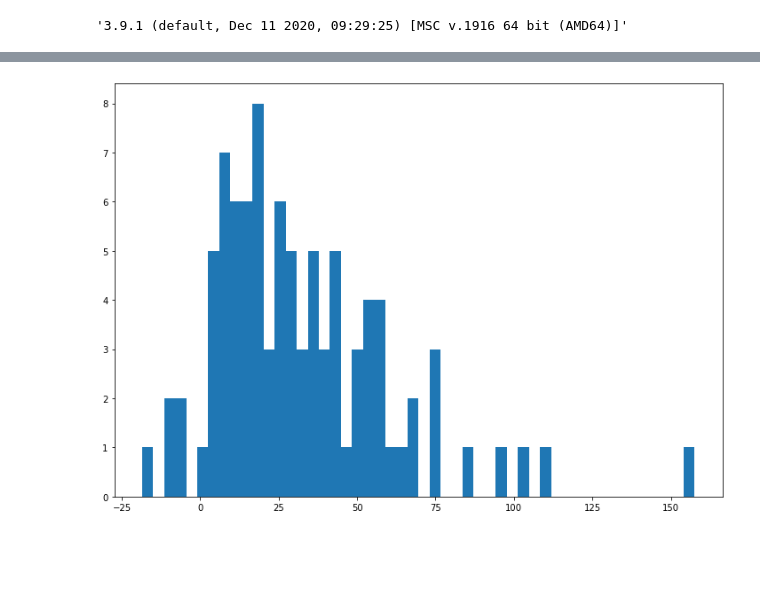
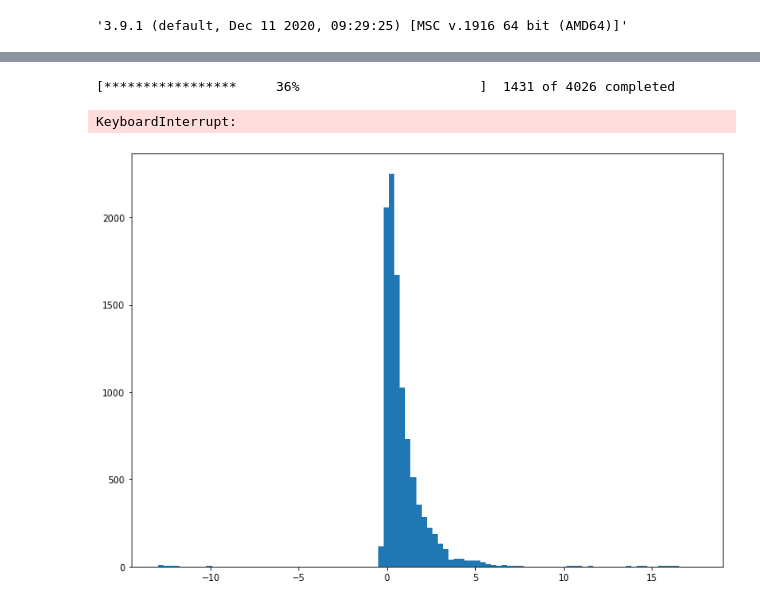
Before and after one commit to meihkv/Stock-Analyzer, a Jupyter notebook: notebooks/Random test.ipynb, the cells around one changed output, grey strips where cells are left out. Cells and saved outputs as stored; diff of their text form; code cells hidden in the pictures; blank space fills up the shorter version.

```diff
--- a/notebooks/Random test.ipynb
+++ b/notebooks/Random test.ipynb
@@ -79,14 +5,0 @@ d:
-# %%
-from matplotlib import pyplot as plt
-import numpy as np
-
-all_pct_chg = np.array(df.iloc[1])
-fig, axs = plt.subplots(1, 1,
-                            figsize = (10,7),
-                            tight_layout = True)
-
-axs.hist(all_pct_chg, bins = 50)
-
-plt.show()
-# %% [output]
-[figure, removed]
@@ -92,0 +14,32 @@ plt.show()
+# %%
+symbols = pd.read_csv("../data/nasdaqtraded.txt", delimiter="|")
+all_symbols = symbols.query('`Listing Exchange` == "Q"')['Symbol'].str.cat(sep = ' ')
+# stocks_beginning = yf.download(all_symbols, start="2007-12-31", end="2008-01-02")
+# stocks_ending = yf.download(all_symbols, start="2020-12-31", end="2021-01-02")
+# stocks = pd.concat([stocks_beginning, stocks_ending])
+stocks = yf.download(all_symbols, start="2007-12-31", end="2021-01-02")
+# %% [output]
+[*****************     36%                       ]  1431 of 4026 completed
+KeyboardInterrupt:
+# %%
+def get_portfolio_chg(trials, stocks, sample_size):
+    gain_loss = stocks['Adj Close'].iloc[len(stocks)-1]/stocks['Adj Close'].iloc[0] - 1
+    gain_loss = gain_loss.fillna(0)
+    portfolios = defaultdict(int)
+    for i in range(trials):
+        sampled_stocks = gain_loss.sample(sample_size)
+        sampled_mean = sampled_stocks.mean()
+        portfolios[i] = {'stocks': sampled_stocks, 'gain_loss': sampled_mean}
+    return portfolios
+
+result = pd.DataFrame(get_portfolio_chg(10000, stocks, 10))
+
+fig, axs = plt.subplots(1, 1,
+                            figsize = (10,7),
+                            tight_layout = True)
+
+axs.hist(np.array(result.iloc[1]), bins = 100)
+
+plt.show()
+# %% [output]
+[figure, added]
```
Also changed, not shown: parts of 8 cells of this notebook.
